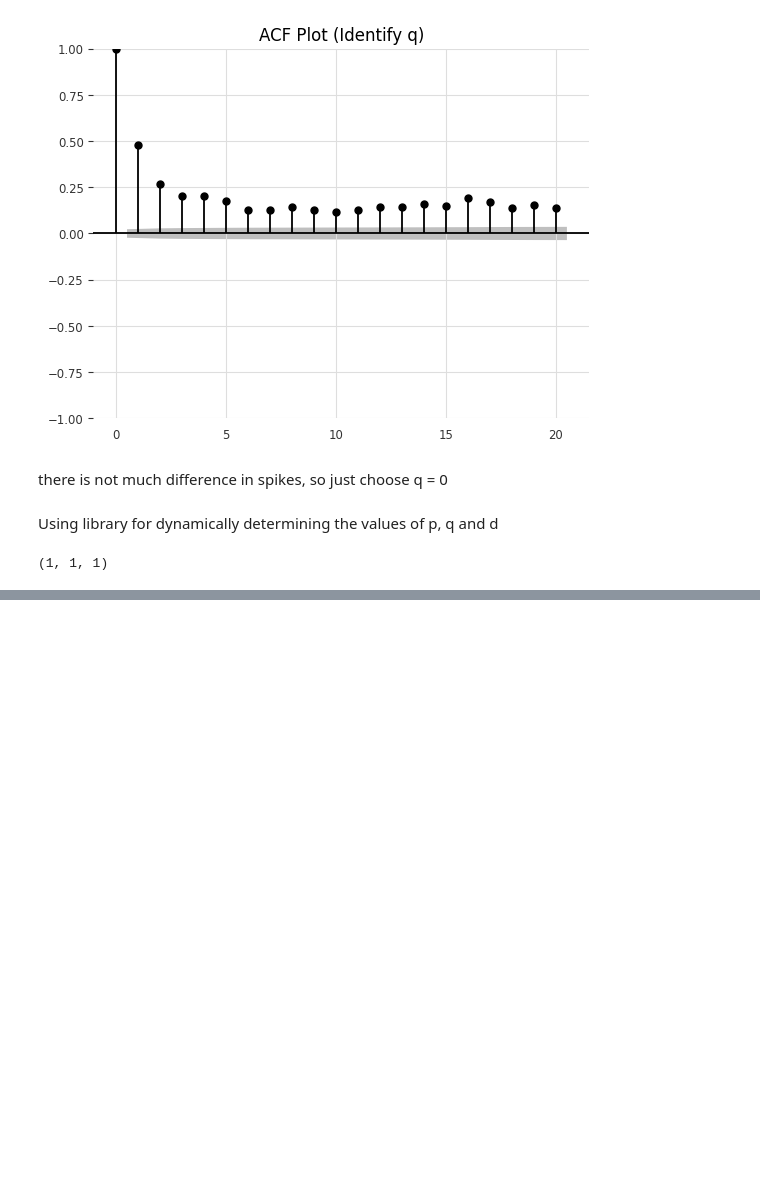
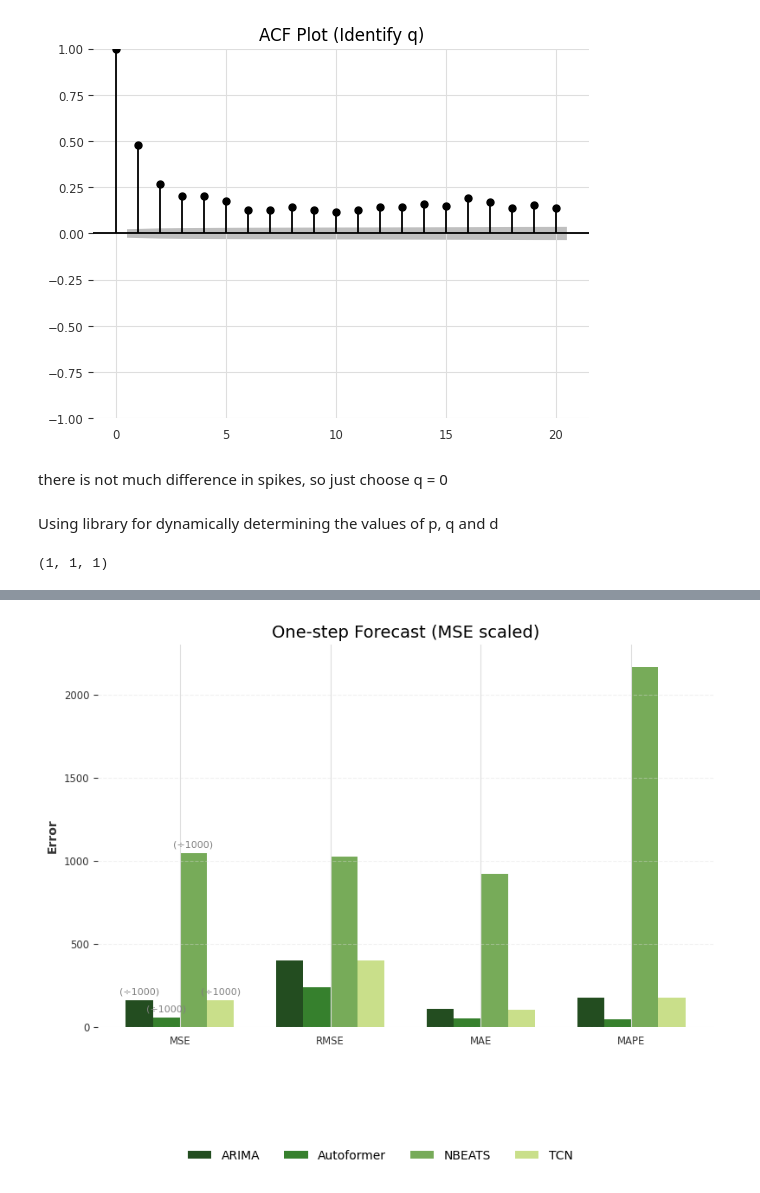
Before and after one commit to Suraez/time_series, a Jupyter notebook: nbeats_vs_arima.ipynb, the cells around one changed output, grey strips where cells are left out. Cells and saved outputs as stored; diff of their text form; code cells hidden in the pictures; blank space fills up the shorter version.

```diff
--- a/nbeats_vs_arima.ipynb
+++ b/nbeats_vs_arima.ipynb
@@ -342,0 +360,50 @@ plt.show()
+# %%
+import matplotlib.pyplot as plt
+import numpy as np
+
+# One-step forecast data
+metrics = ['MSE', 'RMSE', 'MAE', 'MAPE']
+models = ['ARIMA', 'Autoformer', 'NBEATS', 'TCN']
+data = np.array([
+    [159120.93, 398.90, 108.61, 176.19],
+    [58312.84, 241.48, 52.88, 46.47],
+    [1046825.25, 1023.144, 920.146, 2163.98],
+    [160699.03, 400.87, 104.83, 178.88]
+])
+
+# Scale MSE down by 1000
+scaling_factor = 1000
+data[:, 0] = data[:, 0] / scaling_factor  # scale MSE
+
+# One color per model
+model_colors = ['#234d20', '#36802d', '#77ab59', '#c9df8a']
+
+x = np.arange(len(metrics))
+bar_width = 0.18
+
+fig, ax = plt.subplots(figsize=(8, 6))
+
+# Plot bars grouped by metric, colored by model
+for i in range(len(models)):
+    bars = ax.bar(x + (i - 1.5) * bar_width, data[i], width=bar_width, label=models[i], color=model_colors[i])
+
+    # Annotate only MSE bars (first metric group)
+    for j, bar in enumerate(bars):
+        if j == 0:  # MSE metric only
+            height = bar.get_height()
+            ax.text(bar.get_x() + bar.get_width() / 2, height + 25, "(÷1000)",
+                    ha='center', va='bottom', fontsize=8, color='gray')
+
+ax.set_title('One-step Forecast (MSE scaled)', fontsize=14)
+ax.set_xticks(x)
+ax.set_xticklabels(metrics)
+ax.set_ylabel('Error')
+ax.set_ylim(0, 2300)
+ax.grid(True, axis='y', linestyle='--', alpha=0.4)
+
+fig.legend(loc='lower center', ncol=4, bbox_to_anchor=(0.5, -0.08), frameon=False)
+plt.tight_layout()
+plt.subplots_adjust(bottom=0.2)
+plt.show()
+# %% [output]
+[figure, added]
```
Also changed, not shown: parts of 17 cells of this notebook.
